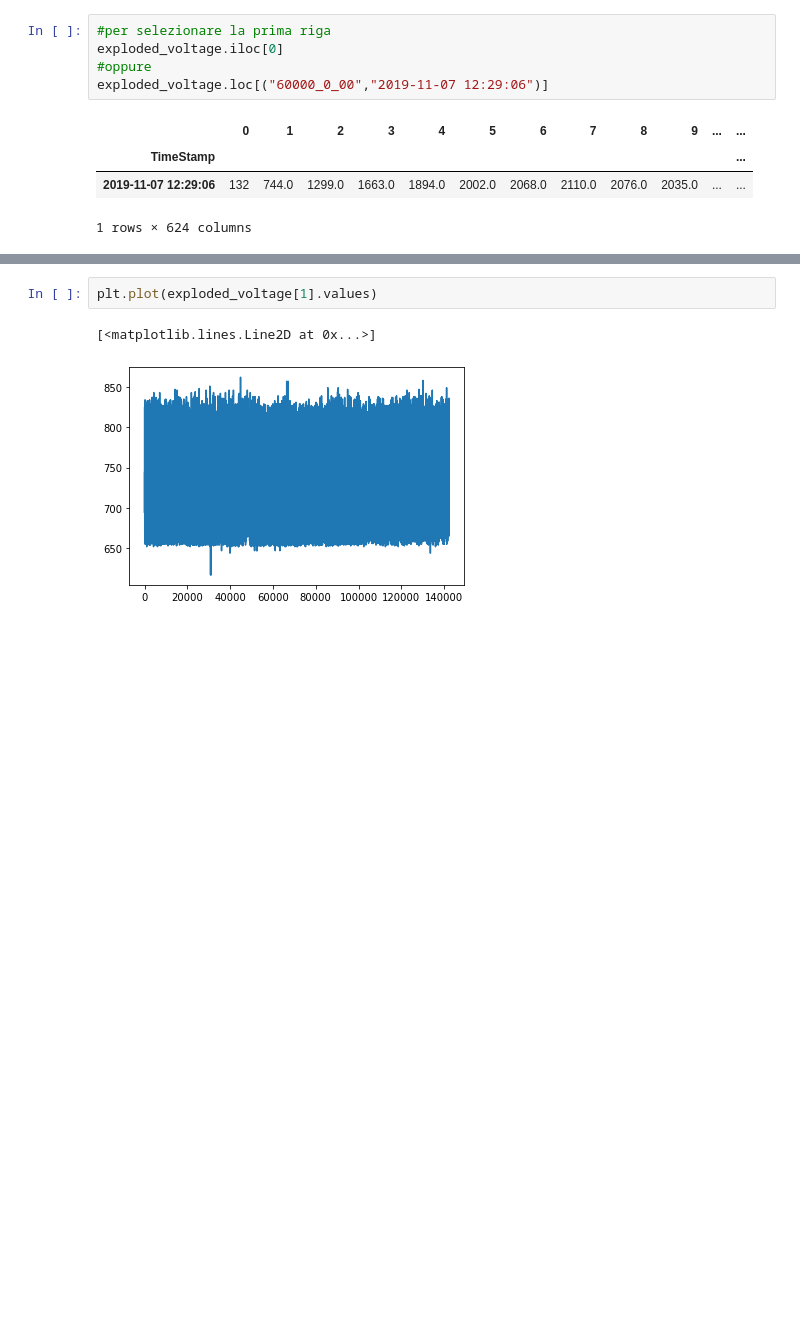
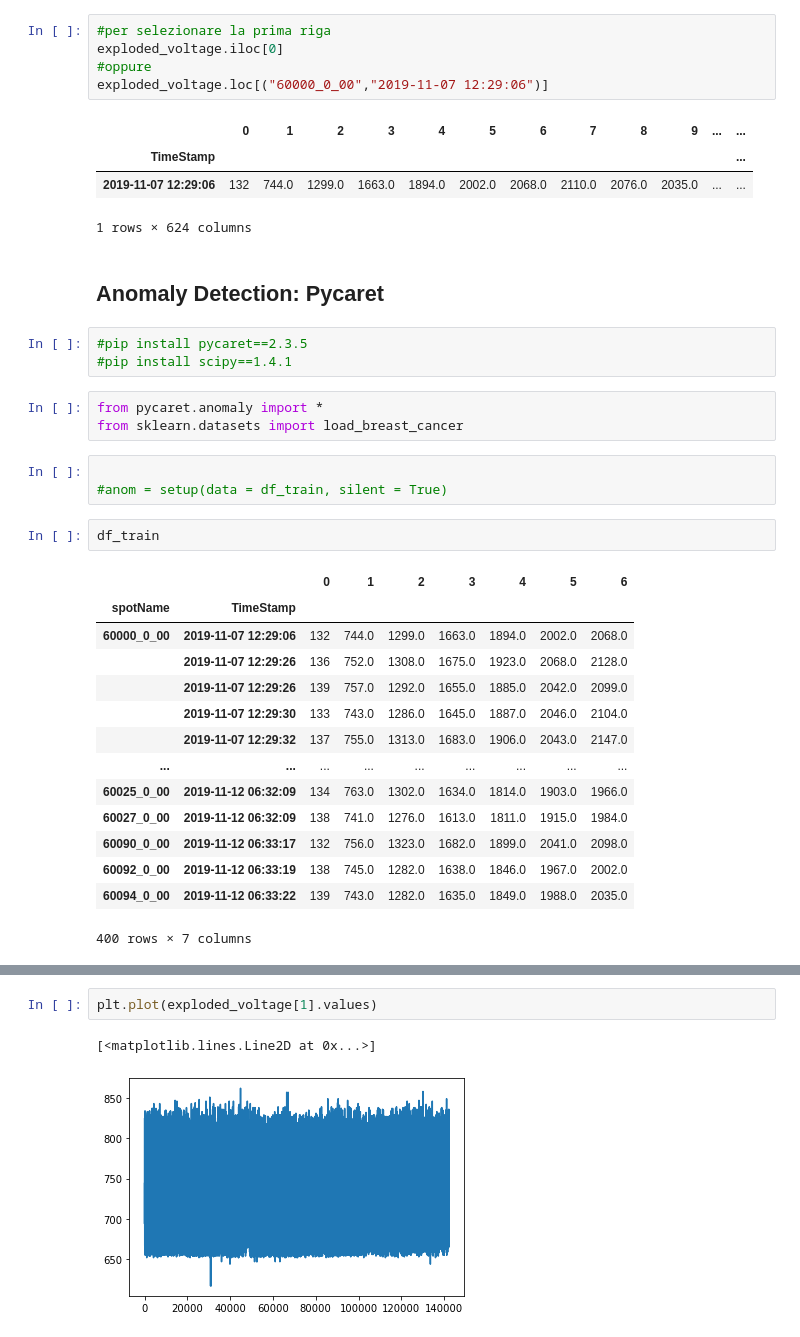
Before and after one commit to DavideMobilia/Anomaly-Detection, a Jupyter notebook: Scripts/provvisorio.ipynb, the cells around one changed output, grey strips where cells are left out. Cells and saved outputs as stored; diff of their text form; blank space fills up the shorter version.

```diff
--- a/Scripts/provvisorio.ipynb
+++ b/Scripts/provvisorio.ipynb
@@ -70,3 +67,31 @@ exploded_voltage.loc[("60000_0_00","2019-11-07 12:29:06")]
 | TimeStamp |  |  |  |  |  |  |  |  |  |  |  | ... |
 | 2019-11-07 12:29:06 | 132 | 744.0 | 1299.0 | 1663.0 | 1894.0 | 2002.0 | 2068.0 | 2110.0 | 2076.0 | 2035.0 | ... | ... |
 1 rows × 624 columns
+# %% [markdown]
+## Anomaly Detection: Pycaret
+# %%
+#pip install pycaret==2.3.5
+#pip install scipy==1.4.1
+# %%
+from pycaret.anomaly import *
+from sklearn.datasets import load_breast_cancer
+# %%
+
+#anom = setup(data = df_train, silent = True)
+# %%
+df_train
+# %% [output]
+|  |  | 0 | 1 | 2 | 3 | 4 | 5 | 6 |
+| spotName | TimeStamp |  |  |  |  |  |  |  |
+| 60000_0_00 | 2019-11-07 12:29:06 | 132 | 744.0 | 1299.0 | 1663.0 | 1894.0 | 2002.0 | 2068.0 |
+|  | 2019-11-07 12:29:26 | 136 | 752.0 | 1308.0 | 1675.0 | 1923.0 | 2068.0 | 2128.0 |
+|  | 2019-11-07 12:29:26 | 139 | 757.0 | 1292.0 | 1655.0 | 1885.0 | 2042.0 | 2099.0 |
+|  | 2019-11-07 12:29:30 | 133 | 743.0 | 1286.0 | 1645.0 | 1887.0 | 2046.0 | 2104.0 |
+|  | 2019-11-07 12:29:32 | 137 | 755.0 | 1313.0 | 1683.0 | 1906.0 | 2043.0 | 2147.0 |
+| ... | ... | ... | ... | ... | ... | ... | ... | ... |
+| 60025_0_00 | 2019-11-12 06:32:09 | 134 | 763.0 | 1302.0 | 1634.0 | 1814.0 | 1903.0 | 1966.0 |
+| 60027_0_00 | 2019-11-12 06:32:09 | 138 | 741.0 | 1276.0 | 1613.0 | 1811.0 | 1915.0 | 1984.0 |
+| 60090_0_00 | 2019-11-12 06:33:17 | 132 | 756.0 | 1323.0 | 1682.0 | 1899.0 | 2041.0 | 2098.0 |
+| 60092_0_00 | 2019-11-12 06:33:19 | 138 | 745.0 | 1282.0 | 1638.0 | 1846.0 | 1967.0 | 2002.0 |
+| 60094_0_00 | 2019-11-12 06:33:22 | 139 | 743.0 | 1282.0 | 1635.0 | 1849.0 | 1988.0 | 2035.0 |
+400 rows × 7 columns
```
Also changed, not shown: parts of 14 cells of this notebook.
